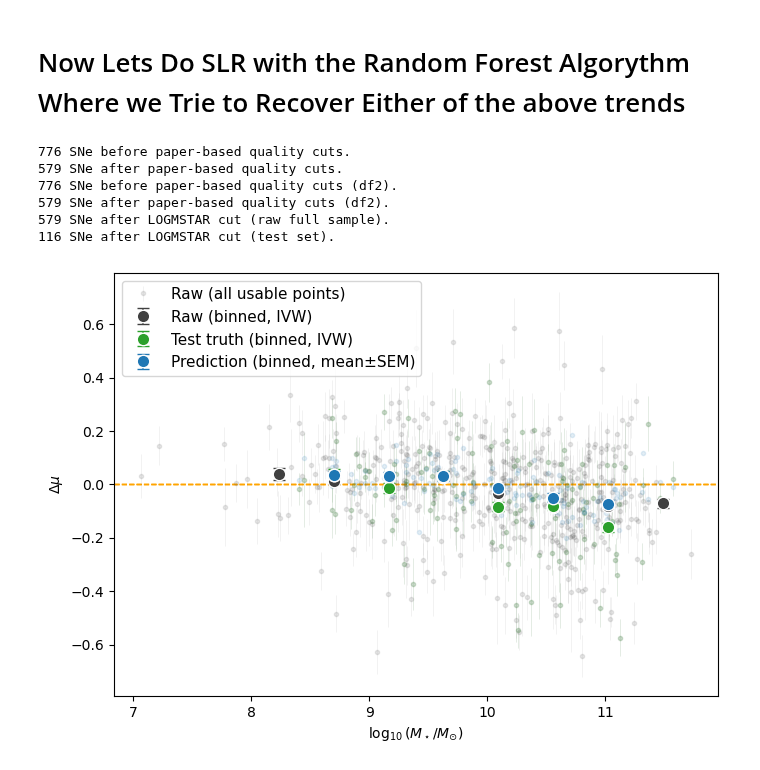
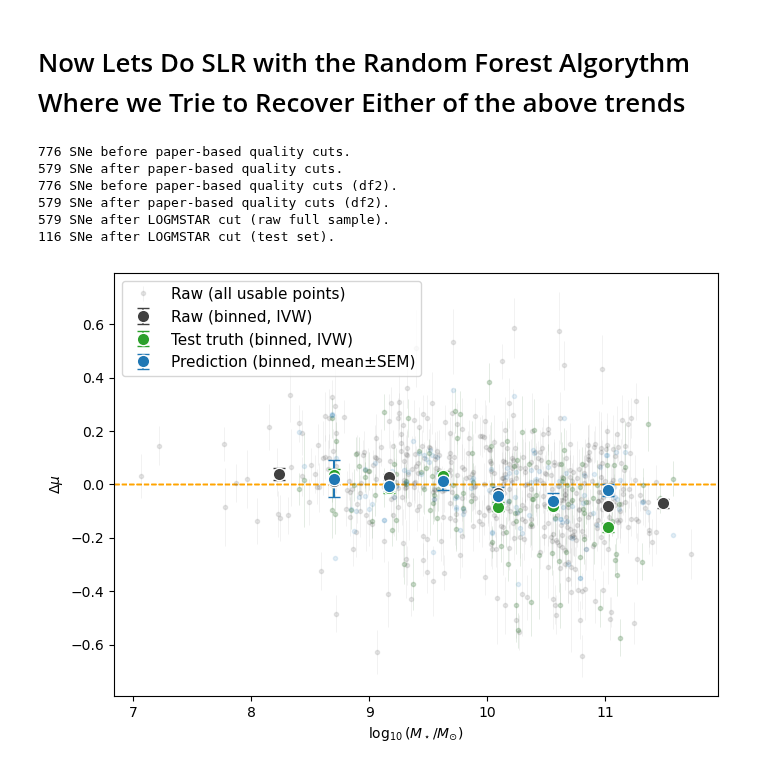
Before and after one commit to mwvgroup/myc21_first_paper, a Jupyter notebook: ZTF_DESI_ml_work/ZTF_slr_predicting_trends_v2.ipynb, the cells around one changed output. Cells and saved outputs as stored; diff of their text form; code cells hidden in the pictures.

```diff
--- a/ZTF_DESI_ml_work/ZTF_slr_predicting_trends_v2.ipynb
+++ b/ZTF_DESI_ml_work/ZTF_slr_predicting_trends_v2.ipynb
@@ -523,11 +523,11 @@ target_col = "residual_centered"
 
 feature_cols = [
     "LOGMSTAR",
-    "SFR",
-    "VDISP",
-    "DN4000",
-    "SDSS_g_minus_r",
-    "AGE",
+    # "SFR",
+    # "VDISP",
+    # "DN4000",
+    # "SDSS_g_minus_r",
+    # "AGE",
     # "x1",
     # "c"
 ]
@@ -654,31 +654,31 @@ _ = scatter_with_errors(
     label=None,
     # (plot prediction points? usually unnecessary; set draw_points=True if you want the cloud)
     ycol="y_pred",
     bin_edges=bin_edges,    # FORCE SAME EDGES
     bin_label="Prediction (binned, mean±SEM)",
     binned_mode="mean_sem",
     min_per_bin=8
 )
 
 # Axis labels
 ax.set_xlabel(r"$\log_{10}(M_\star / M_{\odot})$")
 ax.set_ylabel(r"$\Delta \mu$")
 
 # --------------------------------------
 # Cosmetics
 # --------------------------------------
 ax.legend(
     loc="best",
     frameon=True,
     fontsize=11
 )
 fig.tight_layout()
 plt.show()
 # %% [output]
 776 SNe before paper-based quality cuts.
 579 SNe after paper-based quality cuts.
 776 SNe before paper-based quality cuts (df2).
 579 SNe after paper-based quality cuts (df2).
 579 SNe after LOGMSTAR cut (raw full sample).
 116 SNe after LOGMSTAR cut (test set).
-[figure, old version]
+[figure, new version]
```
Also changed, not shown: parts of 4 cells of this notebook, 1 other file.
